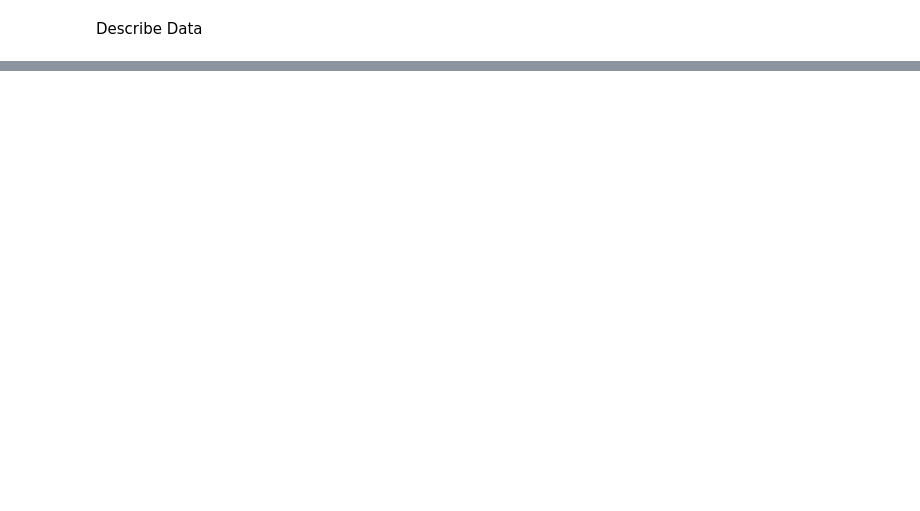
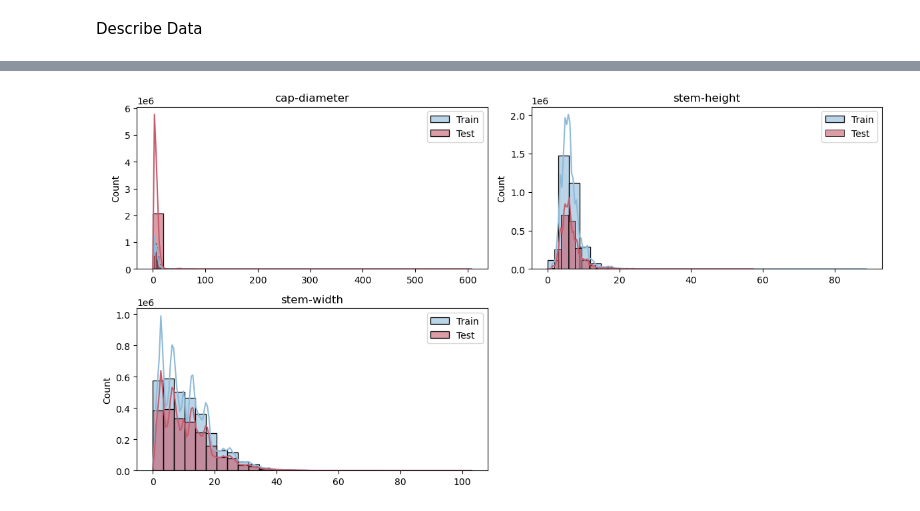
Before and after one commit to nmartin812/projects, a Jupyter notebook: Binary Prediction of Poisonous Mushrooms.ipynb, the cells around one changed output, grey strips where cells are left out. Drawn from its saved outputs; the diff is of its cells as text; code cells hidden in the pictures; blank space fills up the shorter version.

```diff
--- a/Binary Prediction of Poisonous Mushrooms.ipynb
+++ b/Binary Prediction of Poisonous Mushrooms.ipynb
@@ -96,13 +62,0 @@ train[num_cols].describe().T
-# %%
-# Set up the figure size
-plt.figure(figsize=(12, len(num_cols) * 3))
-
-# Plot histograms for each numerical column
-for i, col in enumerate(num_cols, 1):
-    plt.subplot(len(num_cols), 2, i)
-    sns.histplot(train[col], bins=30, kde=False, color="#50C878")
-    plt.title(f"Histogram of {col}")
-
-# Adjust layout
-plt.tight_layout()
-plt.show()
@@ -586,0 +188,24 @@ Review the Models
+# %%
+train_cols = train.select_dtypes(include=['number']).columns.tolist()
+test_cols = test.select_dtypes(include=['number']).columns.tolist()
+
+# Find common columns between train and test
+common_cols = [col for col in train_cols if col in test_cols]
+
+# Set up the figure size
+plt.figure(figsize=(12, len(common_cols) * 3))
+
+# Plot histograms for each common numerical column
+for i, col in enumerate(common_cols, 1):
+    plt.subplot(len(common_cols), 2, i)
+    sns.histplot(train[col], bins=30, kde=True, color="#8ebad9", label="Train", alpha=0.6)
+    sns.histplot(test[col], bins=30, kde=True, color="#c65c6c", label="Test", alpha=0.6)
+    plt.title(f"{col}")
+    plt.xlabel("")
+    plt.legend()
+
+# Adjust layout
+plt.tight_layout()
+plt.show()
+# %% [output]
+[figure, added]
```
Also changed, not shown: parts of 78 cells of this notebook.
